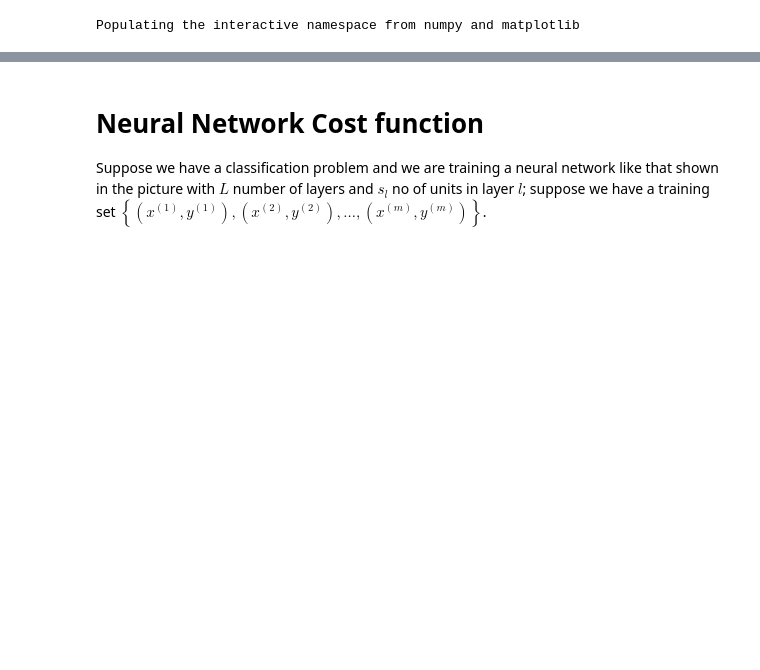
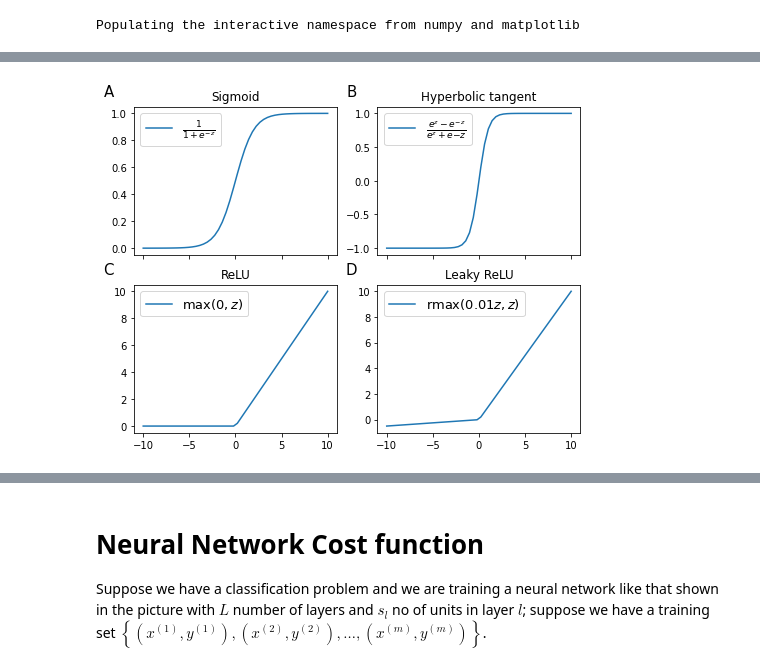
Before and after one commit to marnec/ML, a Jupyter notebook: ML-12-NeuralNetworkCostFunction.ipynb, the cells around one changed output, grey strips where cells are left out. Cells and saved outputs as stored; diff of their text form; code cells hidden in the pictures; blank space fills up the shorter version.

```diff
--- a/ML-12-NeuralNetworkCostFunction.ipynb
+++ b/ML-12-NeuralNetworkCostFunction.ipynb
@@ -14,0 +28,19 @@ Populating the interactive namespace from numpy and matplotlib
+# %%
+z = np.linspace(-10,10)
+fig, axes = plt.subplots(2, 2, sharex=True, figsize=(8, 6))
+ax1, ax2, ax3, ax4 = axes.ravel()
+ax1.plot(z, 1/(1+np.exp(-z)), label=r"$\frac{1}{1+e^{-z}}$")
+ax1.set_title('Sigmoid')
+ax2.plot(z, np.tanh(z), label=r"$\frac{e^z-e^{-z}}{e^z+e{-z}}$")
+ax2.set_title('Hyperbolic tangent')
+ax3.plot(z, np.maximum(0, z), label=r'$\max(0, z)$')
+ax3.set_title('ReLU')
+ax4.plot(z, np.maximum(0.05*z, z), label="r$\max(0.01z, z)$")
+ax4.set_title('Leaky ReLU')
+
+for ax, l in zip(axes.ravel(), ['A', 'B', 'C', 'D']):
+    ax.legend(fontsize=13)
+    ax.text(-0.1, 1.15, l, transform=ax.transAxes,
+      fontsize=15, va='top', ha='right')
+# %% [output]
+[figure, added]
```
Also changed, not shown: parts of 5 cells of this notebook, 25 other files.
